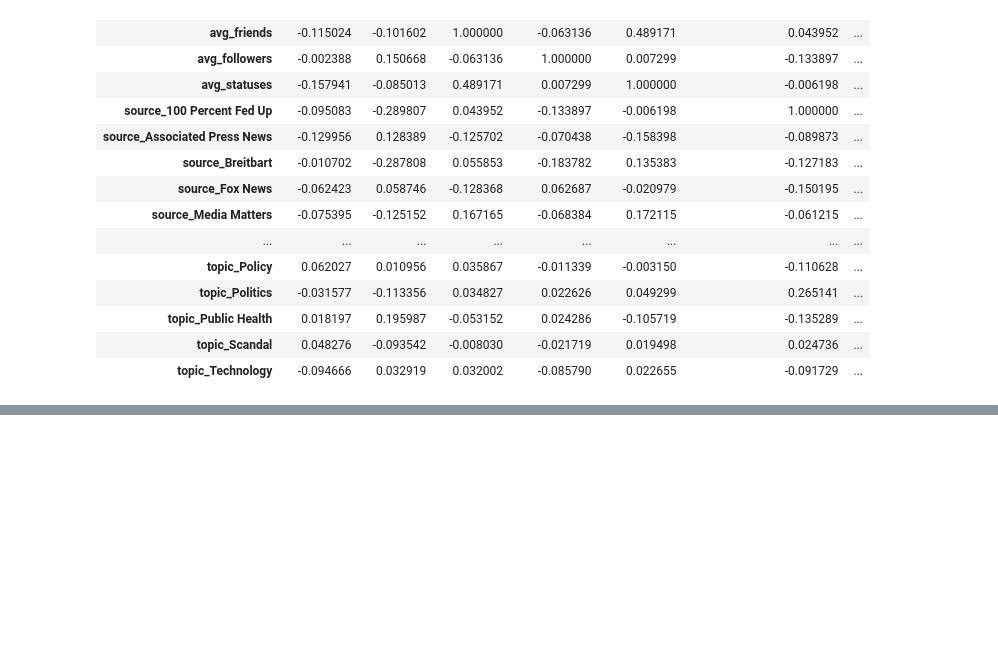
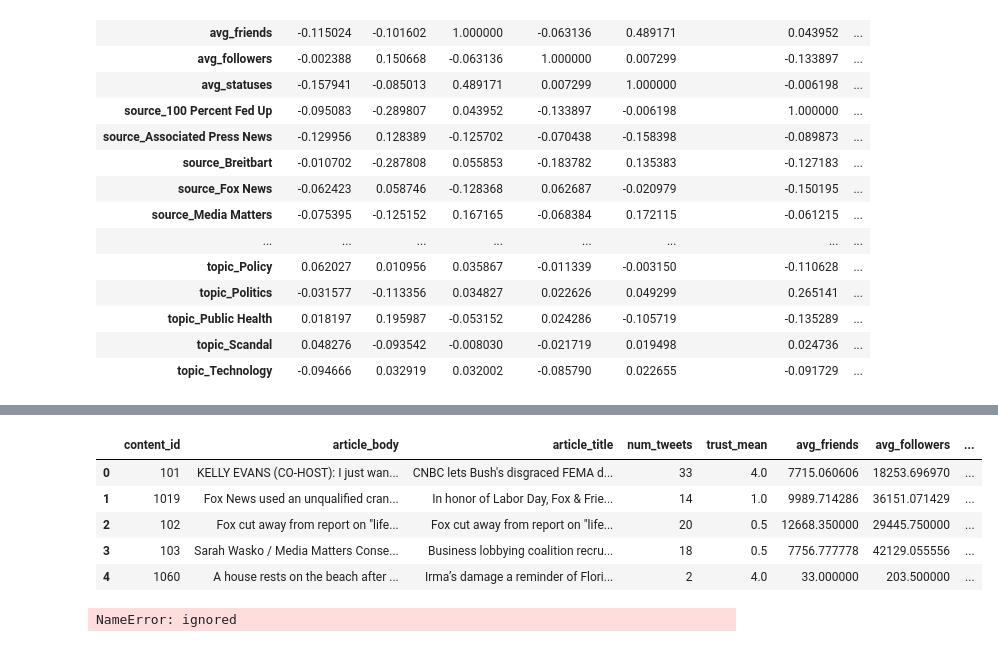
Before and after one commit to fagan2888/tweet-url-relationships, a Jupyter notebook: notebooks/Tweet Trust Correlation.ipynb, the cells around one changed output, grey strips where cells are left out. Saved outputs shown, nothing was run; the diff lists cells and outputs as text; code cells hidden in the pictures; blank space fills up the shorter version.

```diff
--- a/notebooks/Tweet Trust Correlation.ipynb
+++ b/notebooks/Tweet Trust Correlation.ipynb
@@ -393,0 +484,9 @@ corrdf.corr()
+# %%
+corrdf.head()
+# %% [output]
+|  | content_id | article_body | article_title | num_tweets | trust_mean | avg_friends | avg_followers | ... |
+| 0 | 101 | KELLY EVANS (CO-HOST): I just wan... | CNBC lets Bush's disgraced FEMA d... | 33 | 4.0 | 7715.060606 | 18253.696970 | ... |
+| 1 | 1019 | Fox News used an unqualified cran... | In honor of Labor Day, Fox & Frie... | 14 | 1.0 | 9989.714286 | 36151.071429 | ... |
+| 2 | 102 | Fox cut away from report on "life... | Fox cut away from report on "life... | 20 | 0.5 | 12668.350000 | 29445.750000 | ... |
+| 3 | 103 | Sarah Wasko / Media Matters Conse... | Business lobbying coalition recru... | 18 | 0.5 | 7756.777778 | 42129.055556 | ... |
+| 4 | 1060 | A house rests on the beach after ... | Irma’s damage a reminder of Flori... | 2 | 4.0 | 33.000000 | 203.500000 | ... |
@@ -393,0 +499,7 @@ corrdf.corr()
+# %%
+tfidf_vec = TfidfVectorizer(ngram_range=(1,3), min_df=10)
+
+X_train_vec = tfidf_vec.fit_transform(X_train)
+X_test_vec = tfidf_vec.transform(X_test)
+# %% [output]
+NameError: ignored
```
Also changed, not shown: parts of 18 cells of this notebook.
